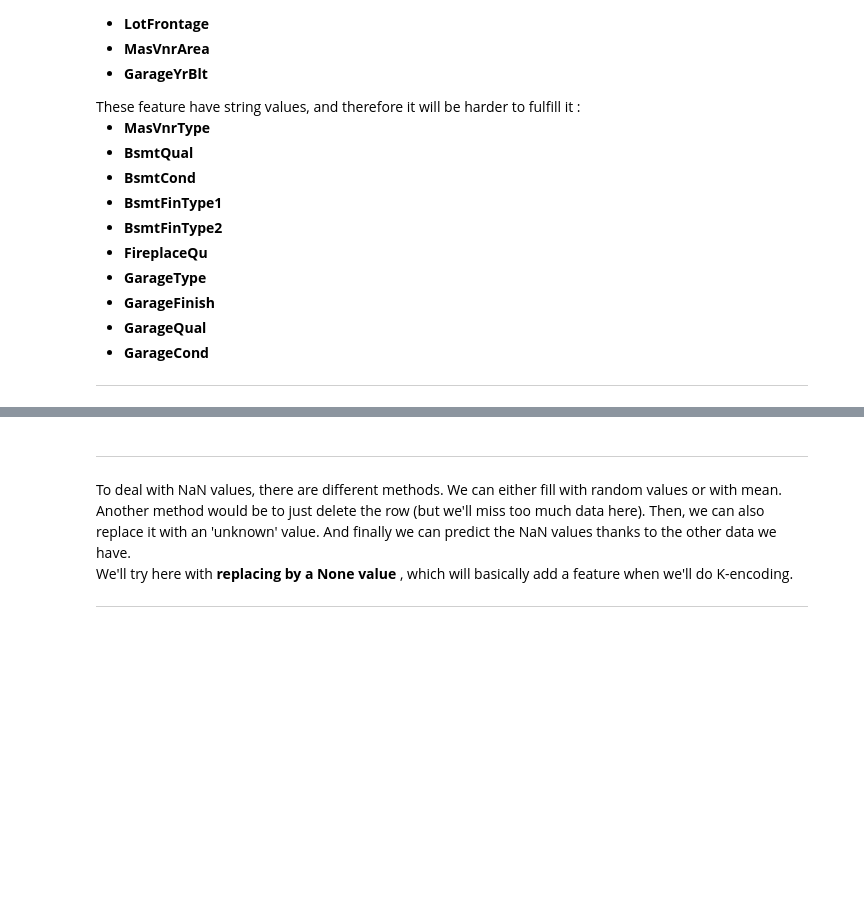
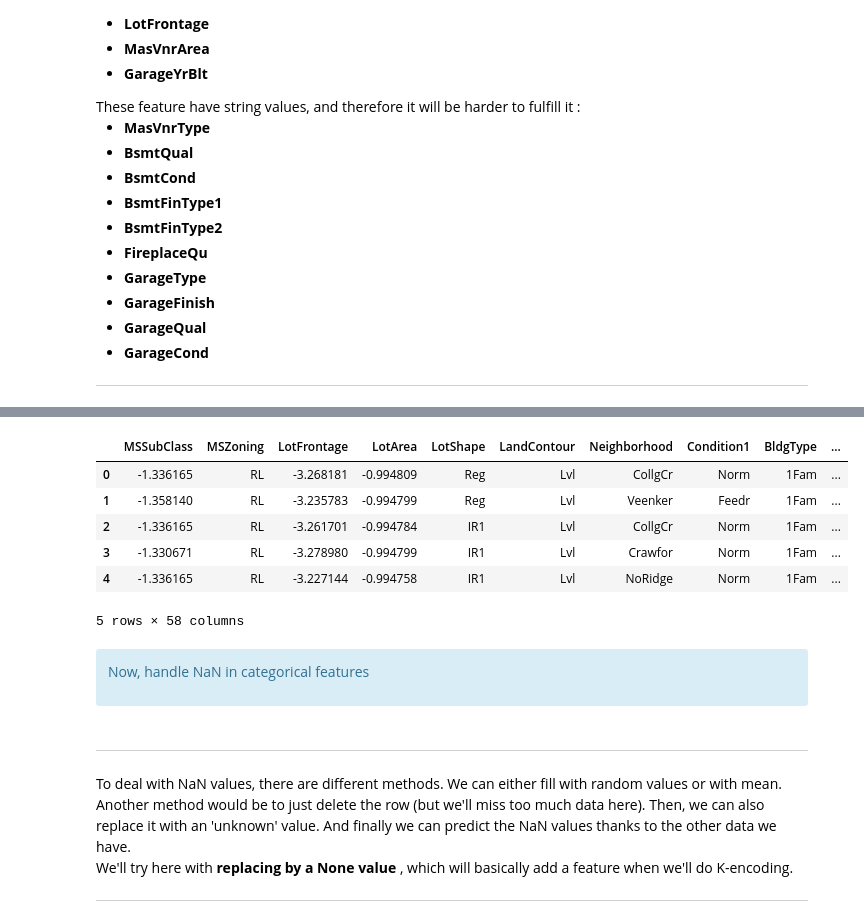
Before and after one commit to Makubu/AML, a Jupyter notebook: Chall2_Houses_Prediction/house_pricing_challenge.ipynb, the cells around one changed output, grey strips where cells are left out. Cells and saved outputs as stored; diff of their text form; code cells hidden in the pictures; blank space fills up the shorter version.

```diff
--- a/Chall2_Houses_Prediction/house_pricing_challenge.ipynb
+++ b/Chall2_Houses_Prediction/house_pricing_challenge.ipynb
@@ -476,3 +498,39 @@ ValueError: could not convert string to float: 'RL'
+# %%
+# Then standardize before touching to categorical feature
+from sklearn.preprocessing import StandardScaler
+
+
+# Get in memory the features that have non-string values
+numerical_features_types = dataset.dtypes!=object
+numerical_features = dataset.columns[numerical_features_types].tolist()
+
+# Then fit the scaler
+scaled_data = dataset[numerical_features]
+scaled_data_test = test[numerical_features]
+scaler = StandardScaler().fit(scaled_data)
+scaled_data = scaler.transform(scaled_data)
+scaled_data_test = scaler.transform(scaled_data_test)
+
+# Finally change the values in the dataset
+dataset[numerical_features] = scaler.transform(scaled_data)
+test[numerical_features] = scaler.transform(scaled_data_test)
+# %%
+dataset.head()
+# %% [output]
+|  | MSSubClass | MSZoning | LotFrontage | LotArea | LotShape | LandContour | Neighborhood | Condition1 | BldgType | ... |
+| 0 | -1.336165 | RL | -3.268181 | -0.994809 | Reg | Lvl | CollgCr | Norm | 1Fam | ... |
+| 1 | -1.358140 | RL | -3.235783 | -0.994799 | Reg | Lvl | Veenker | Feedr | 1Fam | ... |
+| 2 | -1.336165 | RL | -3.261701 | -0.994784 | IR1 | Lvl | CollgCr | Norm | 1Fam | ... |
+| 3 | -1.330671 | RL | -3.278980 | -0.994799 | IR1 | Lvl | Crawfor | Norm | 1Fam | ... |
+| 4 | -1.336165 | RL | -3.227144 | -0.994758 | IR1 | Lvl | NoRidge | Norm | 1Fam | ... |
+5 rows × 58 columns
+# %% [markdown]
+
+<div class='alert alert-block alert-info'>
+
+Now, handle NaN in categorical features
+
+</div>
 # %% [markdown]
 <hr>
 To deal with NaN values, there are different methods. We can either fill with random values or with mean. Another method would be to just delete the row (but we'll miss too much data here). Then, we can also replace it with an 'unknown' value. And finally we can predict the NaN values thanks to the other data we have. <br>
```
Also changed, not shown: parts of 25 cells of this notebook.
